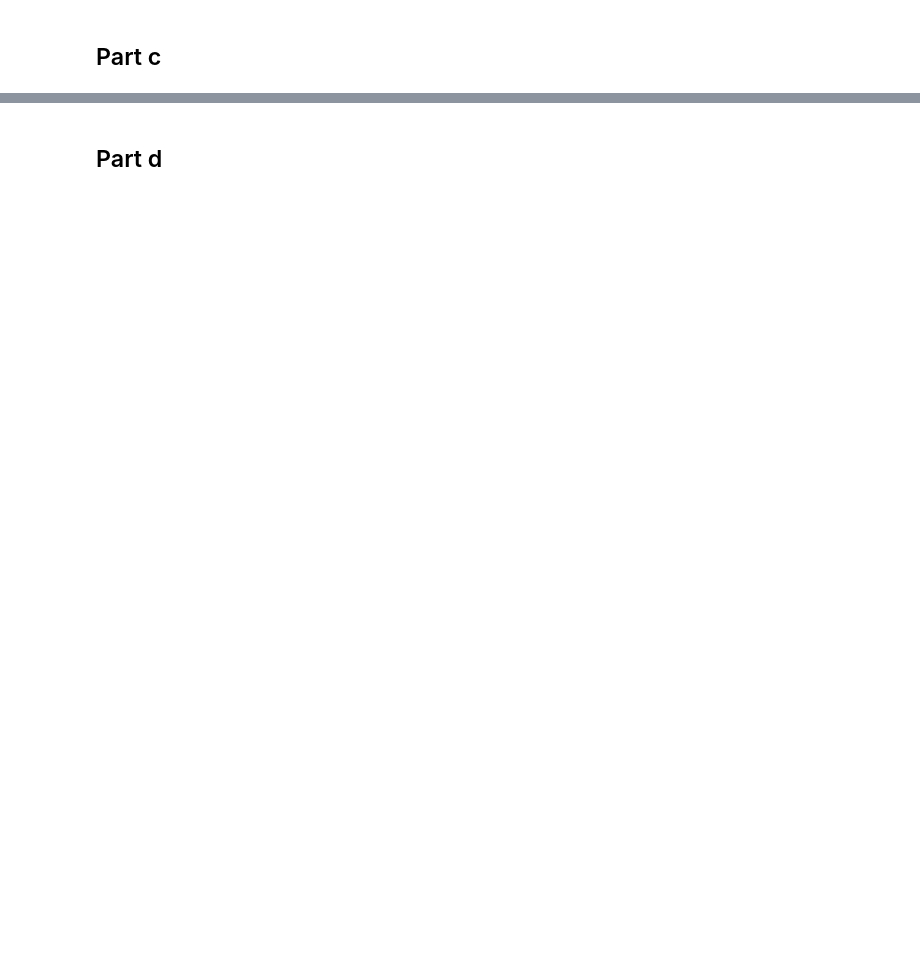
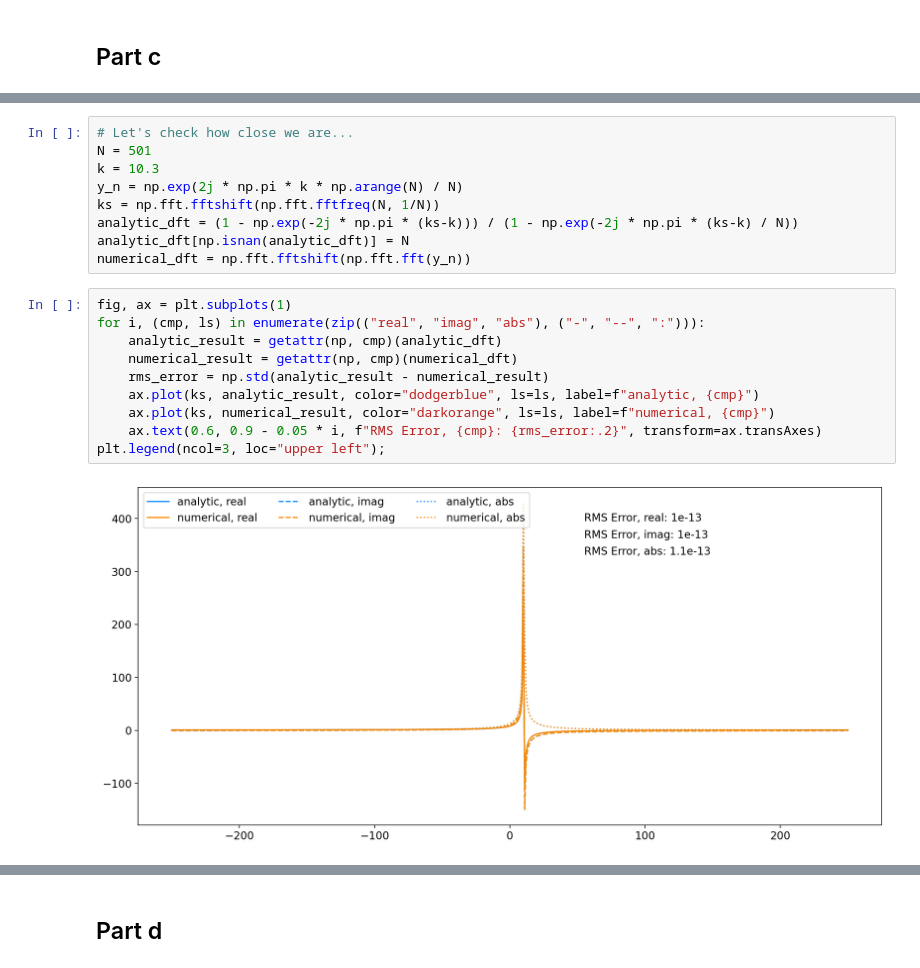
Before and after one commit to r-pascua/phys_512_f2020, a Jupyter notebook: PS4/PS4.ipynb, the cells around one changed output, grey strips where cells are left out. Cells and saved outputs as stored; diff of their text form; blank space fills up the shorter version.

```diff
--- a/PS4/PS4.ipynb
+++ b/PS4/PS4.ipynb
@@ -109,0 +183,21 @@ plt.plot(times, temps_from_better_conv, ls=':', color='magenta')
+# %%
+# Let's check how close we are...
+N = 501
+k = 10.3
+y_n = np.exp(2j * np.pi * k * np.arange(N) / N)
+ks = np.fft.fftshift(np.fft.fftfreq(N, 1/N))
+analytic_dft = (1 - np.exp(-2j * np.pi * (ks-k))) / (1 - np.exp(-2j * np.pi * (ks-k) / N))
+analytic_dft[np.isnan(analytic_dft)] = N
+numerical_dft = np.fft.fftshift(np.fft.fft(y_n))
+# %%
+fig, ax = plt.subplots(1)
+for i, (cmp, ls) in enumerate(zip(("real", "imag", "abs"), ("-", "--", ":"))):
+    analytic_result = getattr(np, cmp)(analytic_dft)
+    numerical_result = getattr(np, cmp)(numerical_dft)
+    rms_error = np.std(analytic_result - numerical_result)
+    ax.plot(ks, analytic_result, color="dodgerblue", ls=ls, label=f"analytic, {cmp}")
+    ax.plot(ks, numerical_result, color="darkorange", ls=ls, label=f"numerical, {cmp}")
+    ax.text(0.6, 0.9 - 0.05 * i, f"RMS Error, {cmp}: {rms_error:.2}", transform=ax.transAxes)
+plt.legend(ncol=3, loc="upper left");
+# %% [output]
+[figure, added]
```
Also changed, not shown: parts of 25 cells of this notebook.
